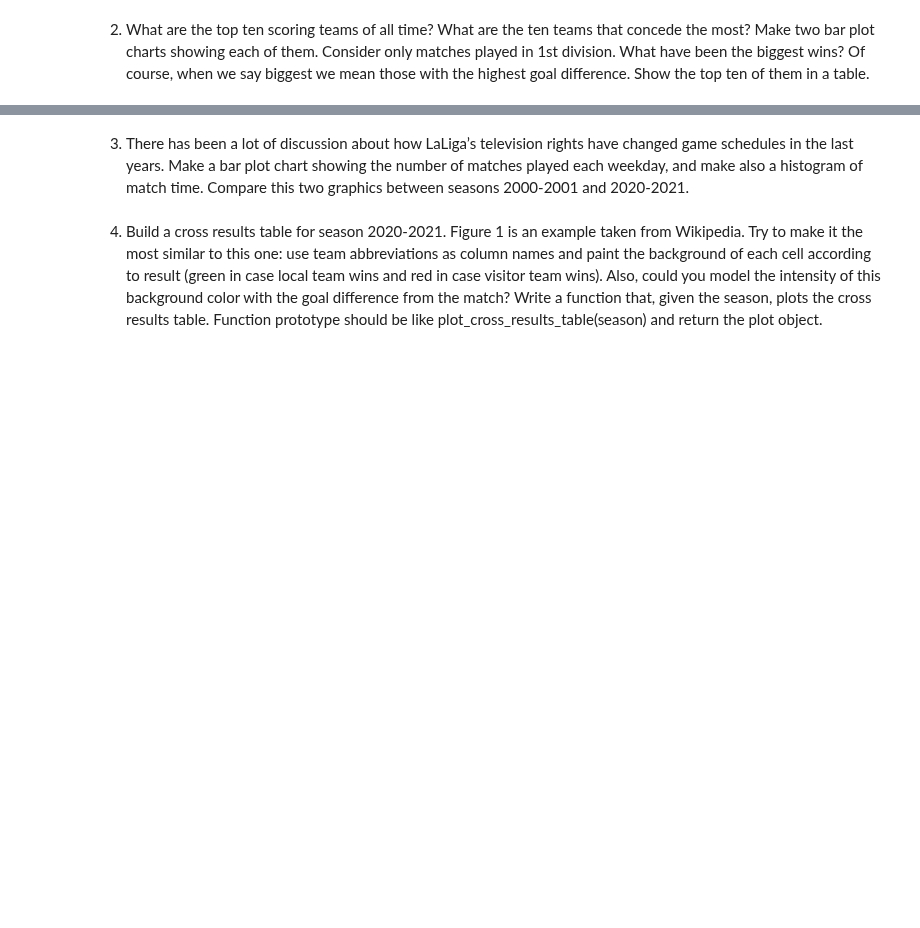
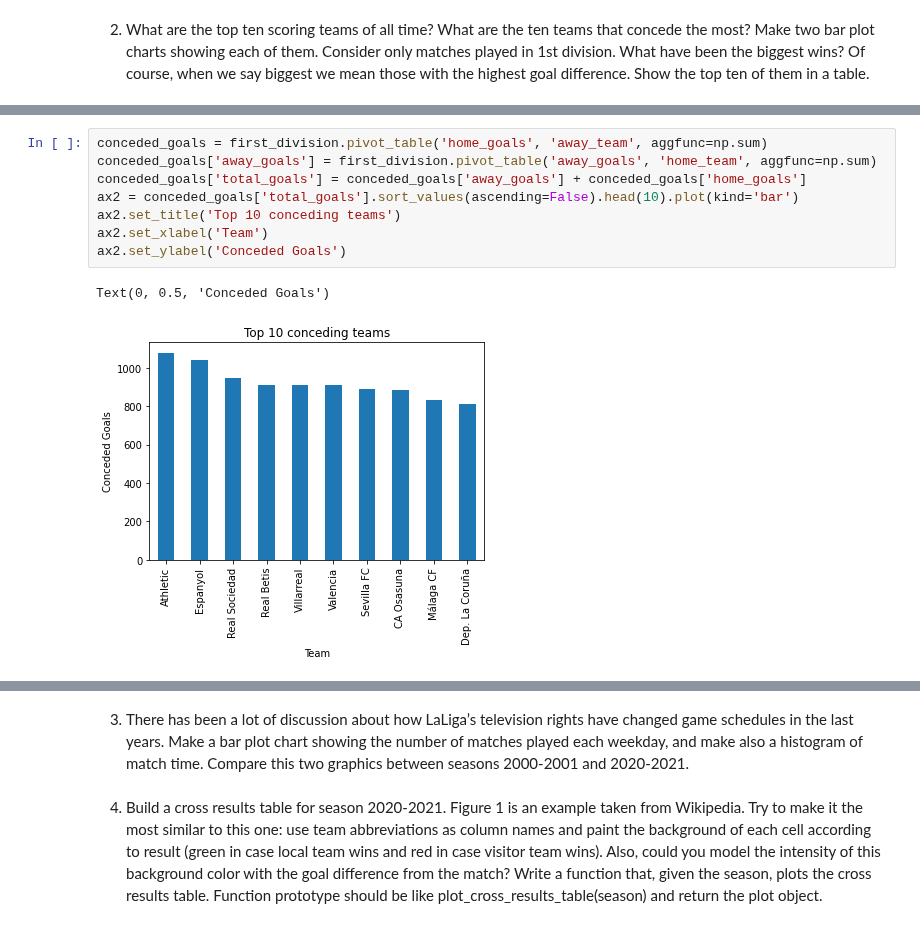
Before and after one commit to alexfulleda98/la-quiniela, a Jupyter notebook: analysis/LaLigaDataAnalysis.ipynb, the cells around one changed output, grey strips where cells are left out. Saved outputs shown, nothing was run; the diff lists cells and outputs as text; blank space fills up the shorter version.

```diff
--- a/analysis/LaLigaDataAnalysis.ipynb
+++ b/analysis/LaLigaDataAnalysis.ipynb
@@ -21,0 +62,11 @@ those with the highest goal difference. Show the top ten of them in a table.
+# %%
+conceded_goals = first_division.pivot_table('home_goals', 'away_team', aggfunc=np.sum)
+conceded_goals['away_goals'] = first_division.pivot_table('away_goals', 'home_team', aggfunc=np.sum)
+conceded_goals['total_goals'] = conceded_goals['away_goals'] + conceded_goals['home_goals']
+ax2 = conceded_goals['total_goals'].sort_values(ascending=False).head(10).plot(kind='bar')
+ax2.set_title('Top 10 conceding teams')
+ax2.set_xlabel('Team')
+ax2.set_ylabel('Conceded Goals')
+# %% [output]
+Text(0, 0.5, 'Conceded Goals')
+[figure, added]
```
Also changed, not shown: parts of 5 cells of this notebook.
